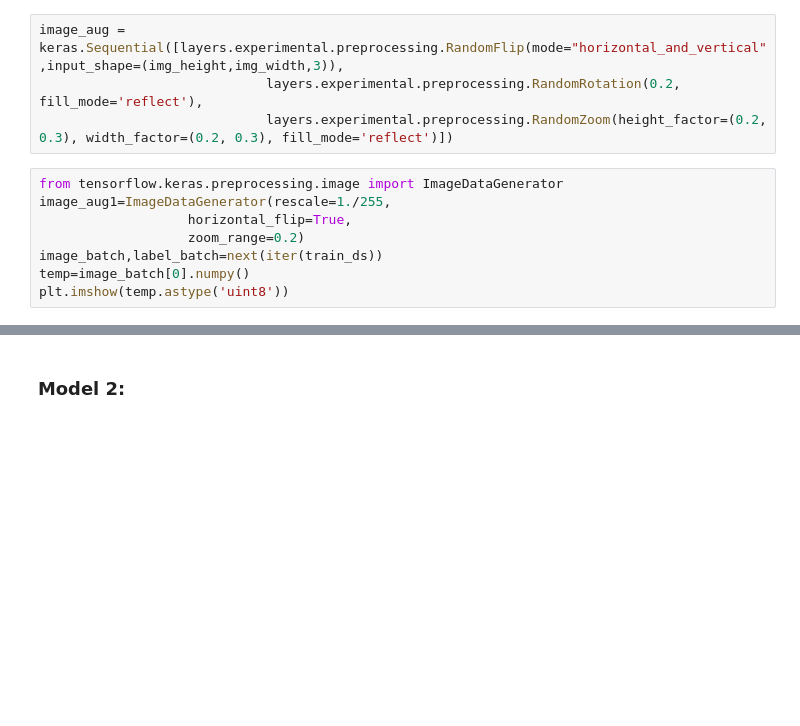
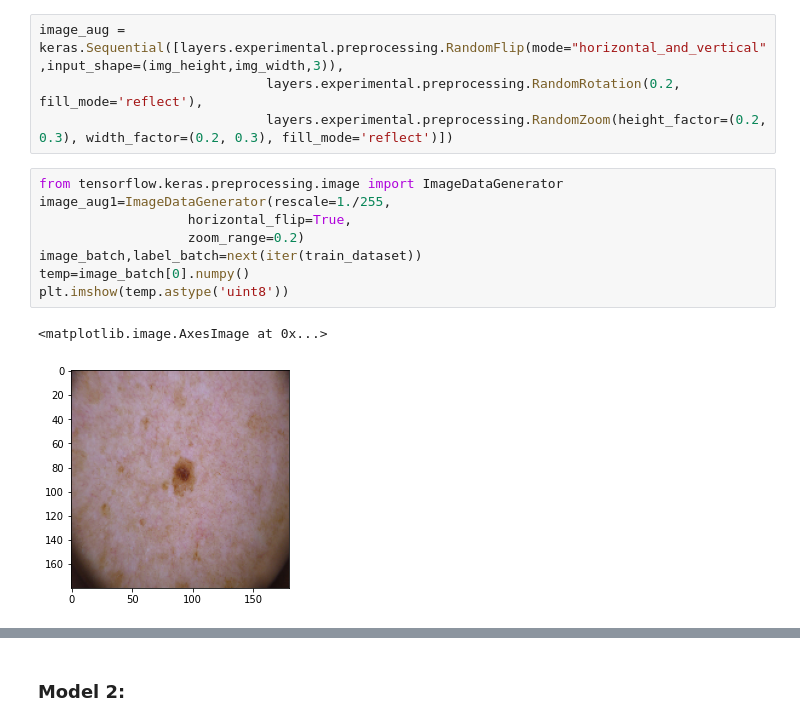
Before and after one commit to spdsp04/melanoma_detection, a Jupyter notebook: Durgesh_Chaubey_NN.ipynb, the cells around one changed output, grey strips where cells are left out. Saved outputs shown, nothing was run; the diff lists cells and outputs as text; blank space fills up the shorter version.

```diff
--- a/Durgesh_Chaubey_NN.ipynb
+++ b/Durgesh_Chaubey_NN.ipynb
@@ -247,11 +289,14 @@ image_aug = keras.Sequential([layers.experimental.preprocessing.RandomFlip(mode=
 # %%
 from tensorflow.keras.preprocessing.image import ImageDataGenerator
 image_aug1=ImageDataGenerator(rescale=1./255,
                    horizontal_flip=True,
                    zoom_range=0.2)
-image_batch,label_batch=next(iter(train_ds))
+image_batch,label_batch=next(iter(train_dataset))
 temp=image_batch[0].numpy()
 plt.imshow(temp.astype('uint8'))
+# %% [output]
+<matplotlib.image.AxesImage at 0x...>
+[figure, added]
 # %%
 #visualize how your augmentation strategy works for one instance of training image.
 plt.imshow(image_aug1.apply_transform(temp,transform_parameters={'flip_horizontal':True}).astype('uint8'))
```
Also changed, not shown: parts of 39 cells of this notebook.
